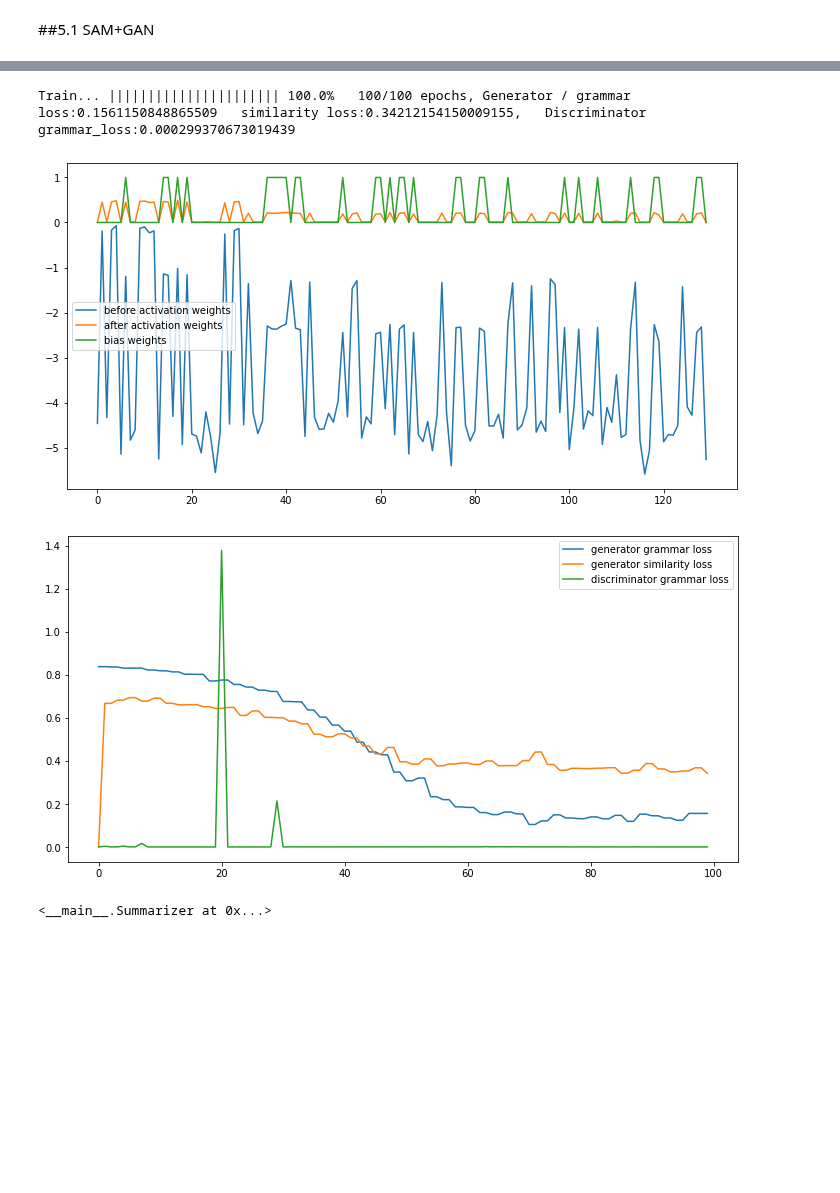
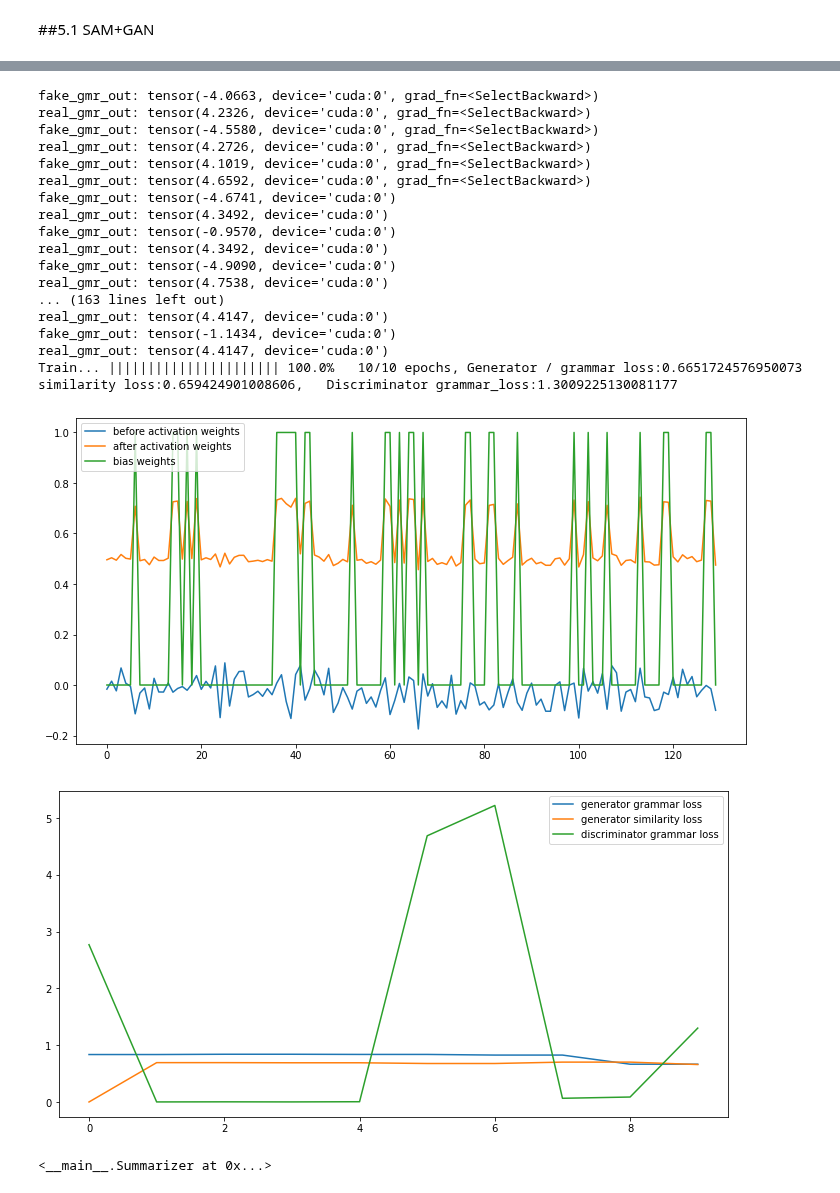
Before and after one commit to dolmani38/Summary, a Jupyter notebook: GAN_based_Korean_summarizer_using_semi_abstractive_method_v1.0.ipynb, the cells around one changed output, grey strips where cells are left out. Saved outputs shown, nothing was run; the diff lists cells and outputs as text; code cells hidden in the pictures; blank space fills up the shorter version.

```diff
--- a/GAN_based_Korean_summarizer_using_semi_abstractive_method_v1.0.ipynb
+++ b/GAN_based_Korean_summarizer_using_semi_abstractive_method_v1.0.ipynb
@@ -1915,12 +1917,28 @@ Frame text: 도망치는 자신을 숨겨달라고 말하는 신기하게 선녀
 # %%
 summarizer = Summarizer(g_discriminator,s_discriminator)
 #source = Source(org_text)
 summarizer.ready(source)
-summarizer.summarize(epochs=100,batch_size=2,frame_expansion_ratio = 0.7)
+summarizer.summarize(epochs=10,batch_size=2,frame_expansion_ratio = 0.7)
 # %% [output]
-Train... |||||||||||||||||||||| 100.0%   100/100 epochs, Generator / grammar loss:0.1561150848865509   similarity loss:0.34212154150009155,   Discriminator grammar_loss:0.000299370673019439
+fake_gmr_out: tensor(-4.0663, device='cuda:0', grad_fn=<SelectBackward>)
+real_gmr_out: tensor(4.2326, device='cuda:0', grad_fn=<SelectBackward>)
+fake_gmr_out: tensor(-4.5580, device='cuda:0', grad_fn=<SelectBackward>)
+real_gmr_out: tensor(4.2726, device='cuda:0', grad_fn=<SelectBackward>)
+fake_gmr_out: tensor(4.1019, device='cuda:0', grad_fn=<SelectBackward>)
+real_gmr_out: tensor(4.6592, device='cuda:0', grad_fn=<SelectBackward>)
+fake_gmr_out: tensor(-4.6741, device='cuda:0')
+real_gmr_out: tensor(4.3492, device='cuda:0')
+fake_gmr_out: tensor(-0.9570, device='cuda:0')
+real_gmr_out: tensor(4.3492, device='cuda:0')
+fake_gmr_out: tensor(-4.9090, device='cuda:0')
+real_gmr_out: tensor(4.7538, device='cuda:0')
+... (163 lines left out)
+real_gmr_out: tensor(4.4147, device='cuda:0')
+fake_gmr_out: tensor(-1.1434, device='cuda:0')
+real_gmr_out: tensor(4.4147, device='cuda:0')
+Train... |||||||||||||||||||||| 100.0%   10/10 epochs, Generator / grammar loss:0.6651724576950073   similarity loss:0.659424901008606,   Discriminator grammar_loss:1.3009225130081177
-[figure, old version]
+[figure, new version]
-[figure, old version]
+[figure, new version]
 <__main__.Summarizer at 0x...>
 # %%
 txts = summarizer.get_summary(3)
```
Also changed, not shown: parts of 5 cells of this notebook.
